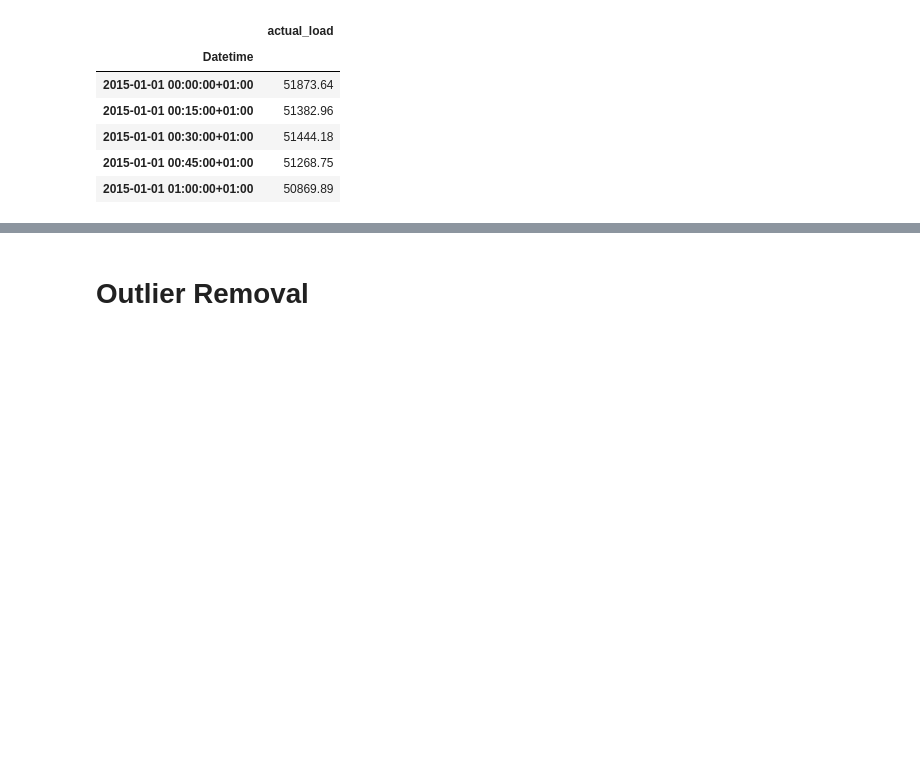
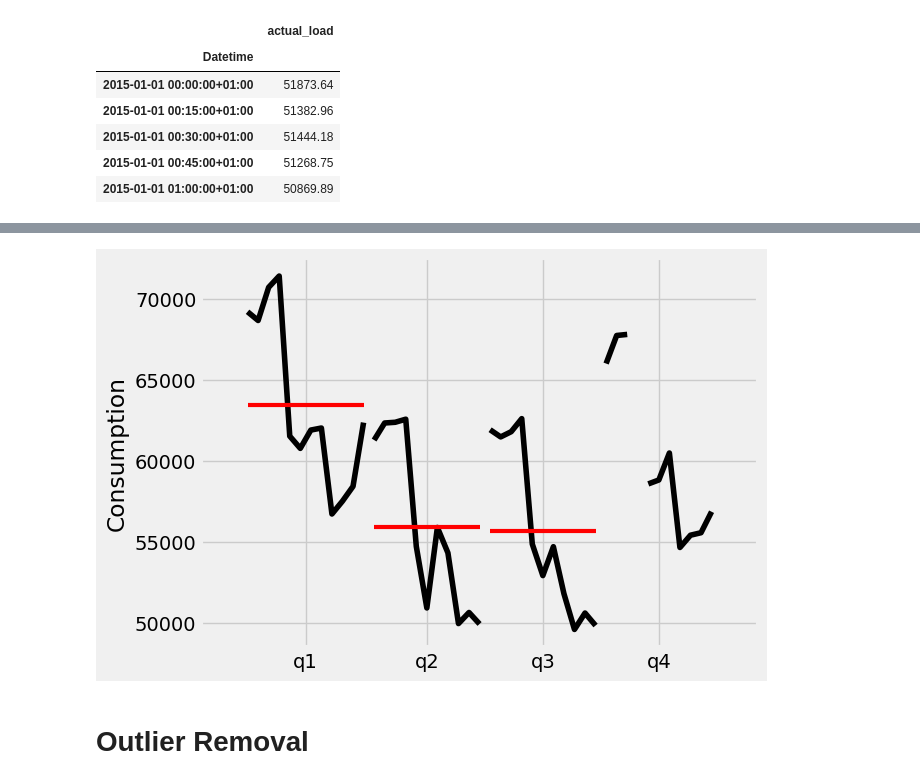
Before and after one commit to samithcsachi/Kaggle_Notebooks, a Jupyter notebook: time-series-forecasting-with-xgboost.ipynb, the cells around one changed output, grey strips where cells are left out. Saved outputs shown, nothing was run; the diff lists cells and outputs as text; code cells hidden in the pictures; blank space fills up the shorter version.

```diff
--- a/time-series-forecasting-with-xgboost.ipynb
+++ b/time-series-forecasting-with-xgboost.ipynb
@@ -47,3 +63,9 @@ df.head()
+# %%
+quarter_plot(df['actual_load'].resample('QE').mean(),
+           ylabel='Consumption')
+plt.show()
+# %% [output]
+[figure, added]
 # %% [markdown]
 # Outlier Removal
 # %%
```
Also changed, not shown: parts of 16 cells of this notebook.
